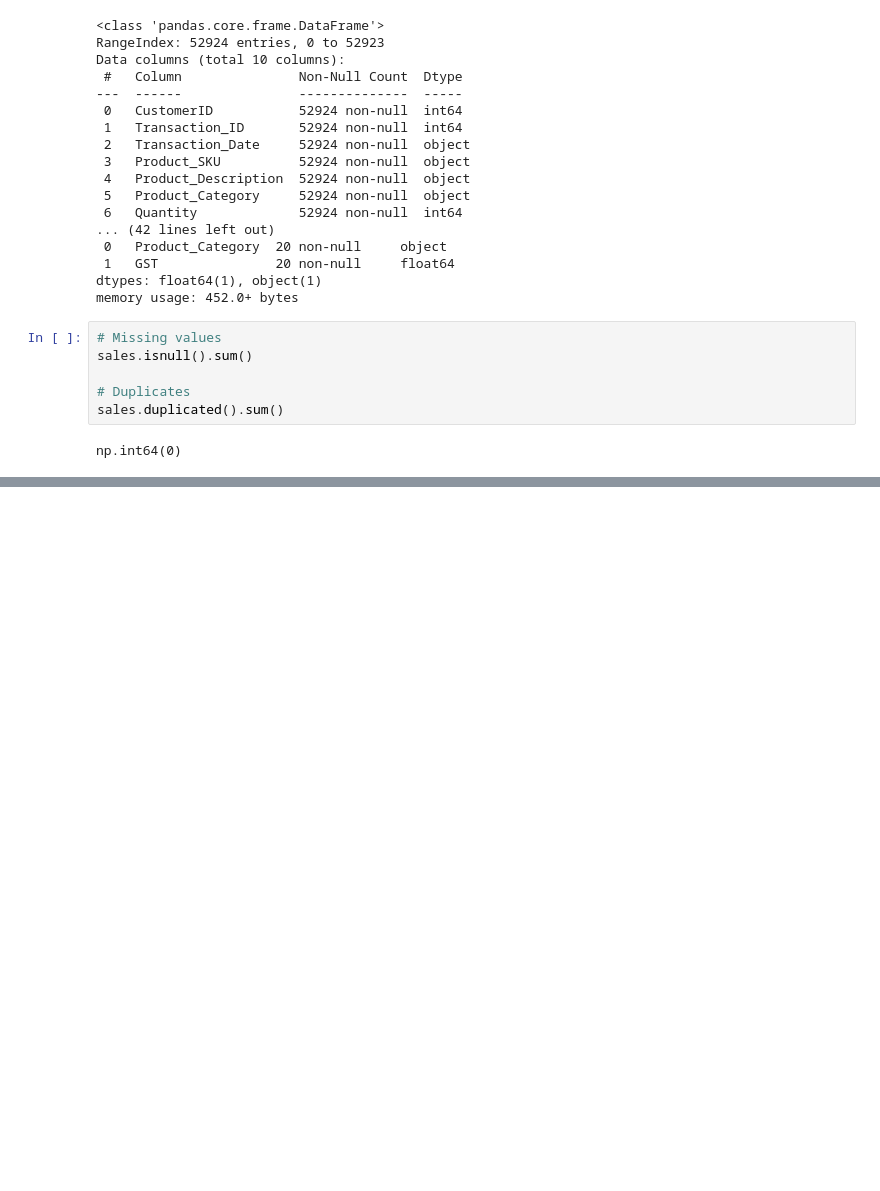
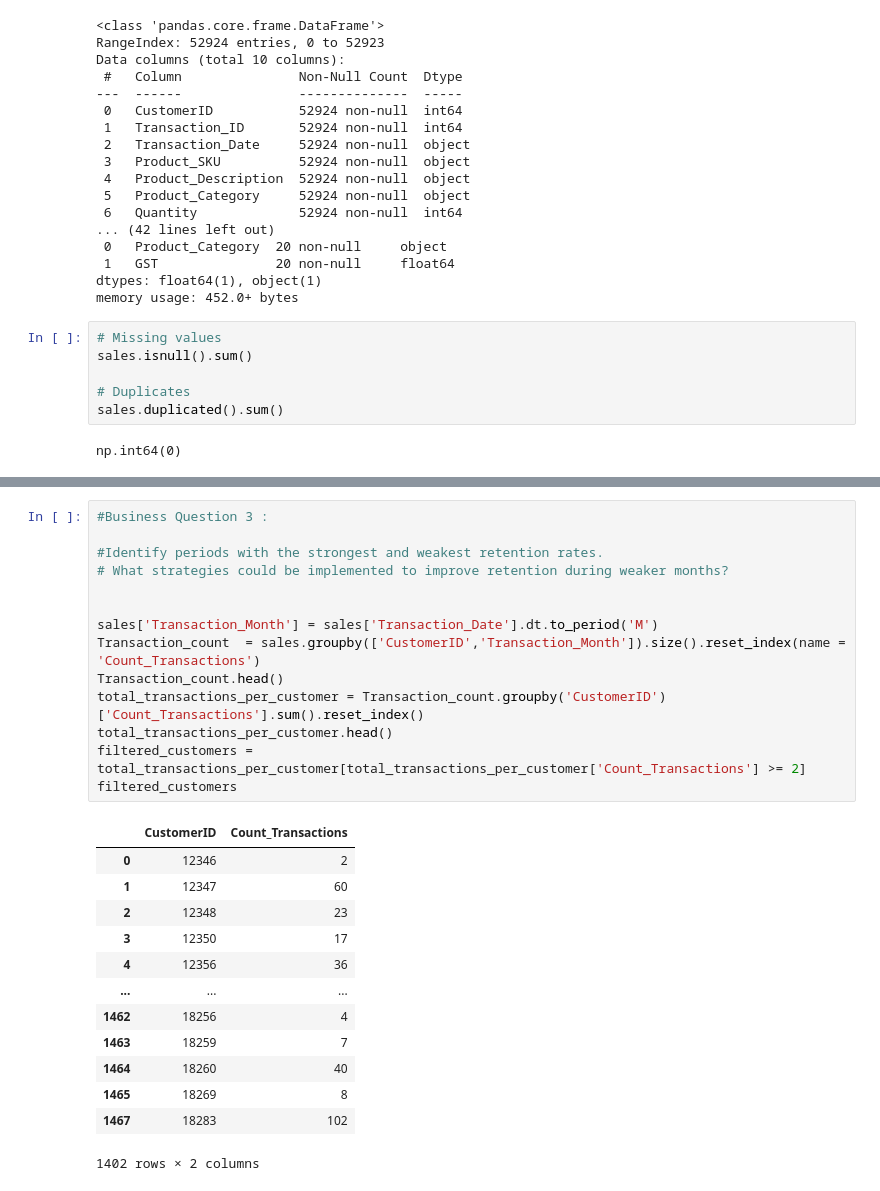
Before and after one commit to HarshaVardhan2412/ecommerce-marketing-sales-analysis, a Jupyter notebook: ecommerce_analysis.ipynb, the cells around one changed output, grey strips where cells are left out. Drawn from its saved outputs; the diff is of its cells as text; blank space fills up the shorter version.

```diff
--- a/ecommerce_analysis.ipynb
+++ b/ecommerce_analysis.ipynb
@@ -99,0 +139,28 @@ Passing `palette` without assigning `hue` is deprecated and will be removed in v
+# %%
+#Business Question 3 :
+
+#Identify periods with the strongest and weakest retention rates.
+# What strategies could be implemented to improve retention during weaker months?
+
+
+sales['Transaction_Month'] = sales['Transaction_Date'].dt.to_period('M')
+Transaction_count  = sales.groupby(['CustomerID','Transaction_Month']).size().reset_index(name = 'Count_Transactions')
+Transaction_count.head()
+total_transactions_per_customer = Transaction_count.groupby('CustomerID')['Count_Transactions'].sum().reset_index()
+total_transactions_per_customer.head()
+filtered_customers = total_transactions_per_customer[total_transactions_per_customer['Count_Transactions'] >= 2]
+filtered_customers
+# %% [output]
+|  | CustomerID | Count_Transactions |
+| 0 | 12346 | 2 |
+| 1 | 12347 | 60 |
+| 2 | 12348 | 23 |
+| 3 | 12350 | 17 |
+| 4 | 12356 | 36 |
+| ... | ... | ... |
+| 1462 | 18256 | 4 |
+| 1463 | 18259 | 7 |
+| 1464 | 18260 | 40 |
+| 1465 | 18269 | 8 |
+| 1467 | 18283 | 102 |
+1402 rows × 2 columns
```
Also changed, not shown: parts of 4 cells of this notebook, 5 other files.
